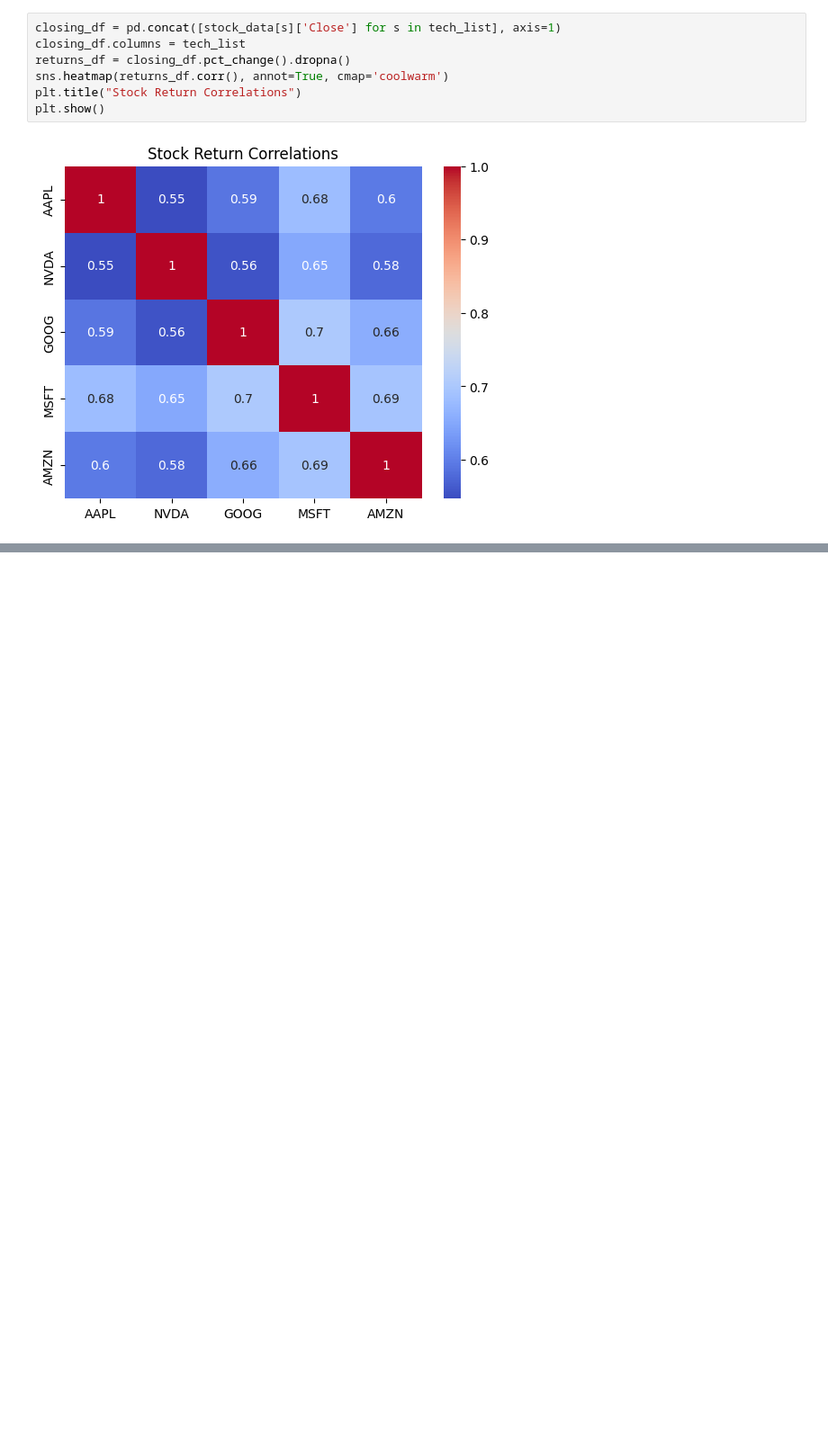
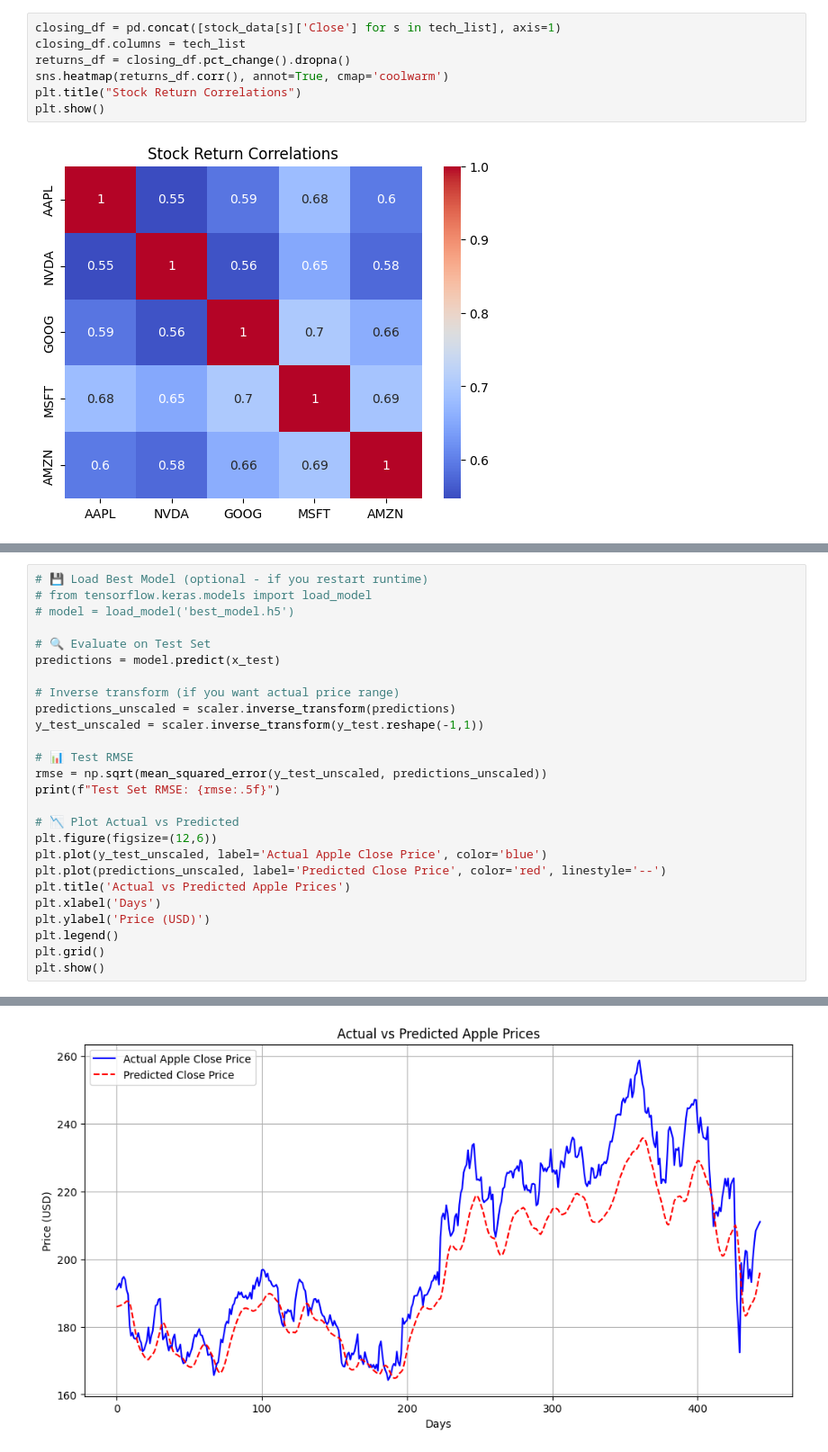
Before and after one commit to sadiq937/Shaik_DM, a Jupyter notebook: PS5.ipynb, the cells around one changed output, grey strips where cells are left out. Shown at 90% size. Drawn from its saved outputs; the diff is of its cells as text; blank space fills up the shorter version.

```diff
--- a/PS5.ipynb
+++ b/PS5.ipynb
@@ -671,0 +581,27 @@ for stock in ['AAPL', 'NVDA', 'JPM', 'WMT', 'XOM', 'JNJ', 'BA']:
+# %%
+# 💾 Load Best Model (optional - if you restart runtime)
+# from tensorflow.keras.models import load_model
+# model = load_model('best_model.h5')
+
+# 🔍 Evaluate on Test Set
+predictions = model.predict(x_test)
+
+# Inverse transform (if you want actual price range)
+predictions_unscaled = scaler.inverse_transform(predictions)
+y_test_unscaled = scaler.inverse_transform(y_test.reshape(-1,1))
+
+# 📊 Test RMSE
+rmse = np.sqrt(mean_squared_error(y_test_unscaled, predictions_unscaled))
+print(f"Test Set RMSE: {rmse:.5f}")
+
+# 📉 Plot Actual vs Predicted
+plt.figure(figsize=(12,6))
+plt.plot(y_test_unscaled, label='Actual Apple Close Price', color='blue')
+plt.plot(predictions_unscaled, label='Predicted Close Price', color='red', linestyle='--')
+plt.title('Actual vs Predicted Apple Prices')
+plt.xlabel('Days')
+plt.ylabel('Price (USD)')
+plt.legend()
+plt.grid()
+plt.show()
+# %% [output]
@@ -671,0 +610 @@ for stock in ['AAPL', 'NVDA', 'JPM', 'WMT', 'XOM', 'JNJ', 'BA']:
+[figure, added]
```
Also changed, not shown: parts of 21 cells of this notebook.
